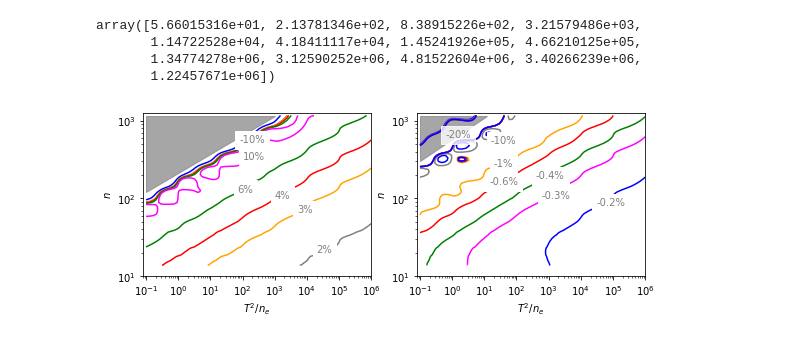
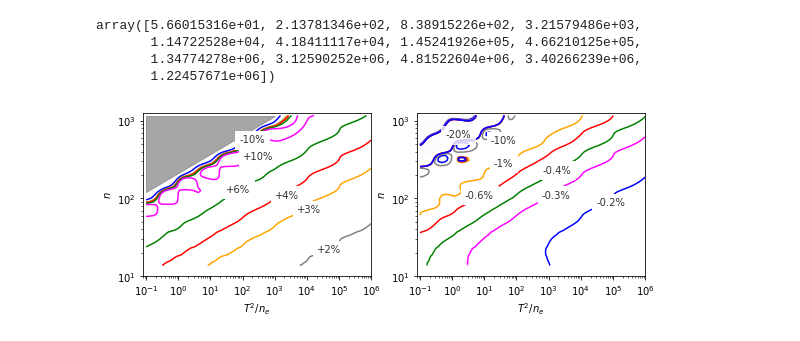
Before and after one commit to vrinceanu/Lmixing, a Jupyter notebook: examples/fig3.ipynb, the cells around one changed output. Drawn from its saved outputs; the diff is of its cells as text; code cells hidden in the pictures.

```diff
--- a/examples/fig3.ipynb
+++ b/examples/fig3.ipynb
@@ -5,7 +5,7 @@ import math
 %matplotlib inline
 import scipy.ndimage
 # %%
-file = np.load('Lmixing/fig3.npz')
+file = np.load('fig3.npz')
 X = file['arr_0']
 Y = file['arr_1']
 Z1 = file['arr_2']
@@ -40,39 +60,39 @@ bg=(0.1,0.1,0.1,0.)
 # %%
 fig, (ax1, ax2) = plt.subplots(1,2, figsize=(9, 3))
 CS1 = ax1.contour(Xm,Ym, Zbm, [-0.10,0.02, 0.03,0.04,0.06,0.1], colors=clrs1)
 CS2 = ax2.contour(Xm,Ym, Zam, [-0.2, -0.1, -0.01,-0.006,-0.004,-0.003,-0.002], colors=clrs1)
 bg= (1.,1.,1.,0.8)
 
-ax1.annotate("2%",xy=(2e4, 20),backgroundcolor='white', color='gray')
-ax1.annotate("3%",xy=(5e3, 65),backgroundcolor='white', color='gray')
-ax1.annotate("4%",xy=(1e3, 100),backgroundcolor='white', color='gray')
-ax1.annotate("6%",xy=(70, 120),backgroundcolor='white', color='gray')
-ax1.annotate("10%",xy=(100, 320),backgroundcolor='white', color='gray')
-ax1.annotate("-10%",xy=(80, 520),backgroundcolor='white', color='gray')
+ax1.annotate("+2%",xy=(2e4, 20),backgroundcolor='white', color='0.2')
+ax1.annotate("+3%",xy=(5e3, 65),backgroundcolor='white', color='0.2')
+ax1.annotate("+4%",xy=(1e3, 100),backgroundcolor='white', color='0.2')
+ax1.annotate("+6%",xy=(30, 120),backgroundcolor='white', color='0.2')
+ax1.annotate("+10%",xy=(100, 320),backgroundcolor='white', color='0.2')
+ax1.annotate("-10%",xy=(80, 520),backgroundcolor='white', color='0.2')
 ax1.fill([0.1,0.1,1000],[120,1160,1160],c='gray',alpha=0.7)
 
-ax2.annotate("-0.2%",xy=(3e4, 80),backgroundcolor='white', color='gray')
-ax2.annotate("-0.3%",xy=(600, 100),backgroundcolor='white', color='gray')
-ax2.annotate("-0.4%",xy=(400, 180),backgroundcolor='white', color='gray')
-ax2.annotate("-0.6%",xy=(14, 150),backgroundcolor='white', color='gray')
-ax2.annotate("-1%",xy=(20, 260),backgroundcolor='white', color='gray')
-ax2.annotate("-10%",xy=(16, 500),backgroundcolor='white', color='gray')
-ax2.annotate("-20%",xy=(0.6, 600),backgroundcolor=bg, color='gray')
-ax2.fill([0.1,0.1,12],[300,1160,1160],c='gray',alpha=0.7)
+ax2.annotate("-0.2%",xy=(3e4, 80),backgroundcolor='white', color='0.2')
+ax2.annotate("-0.3%",xy=(600, 100),backgroundcolor='white', color='0.2')
+ax2.annotate("-0.4%",xy=(650, 210),backgroundcolor='white', color='0.2')
+ax2.annotate("-0.6%",xy=(2.5, 100),backgroundcolor='white', color='0.2')
+ax2.annotate("-1%",xy=(20, 260),backgroundcolor='white', color='0.2')
+ax2.annotate("-10%",xy=(16, 500),backgroundcolor='white', color='0.2')
+ax2.annotate("-20%",xy=(0.6, 600),backgroundcolor=bg, color='0.2')
+ax2.fill([0.1,0.1,12],[300,1160,1160],c='0.99',alpha=0.7)
 
 ax1.set_xscale('log')
 ax1.set_xbound(0.08,1.e6)
 ax1.set_xlabel(r'$T^2/n_e$')
 ax1.set_yscale('log')
 ax1.set_ybound(10,1240)
 ax1.set_ylabel(r'$n$')
 ax2.set_xscale('log')
 ax2.set_xbound(0.08,1.e6)
 ax2.set_xlabel(r'$T^2/n_e$')
 ax2.set_yscale('log')
 ax2.set_ybound(10,1240)
 ax2.set_ylabel(r'$n$')
 
 plt.savefig("fig-map.pdf", format='pdf',bbox_inches='tight')
 # %% [output]
-[figure, old version]
+[figure, new version]
```
Also changed, not shown: parts of 1 cell of this notebook, 2 other files.
